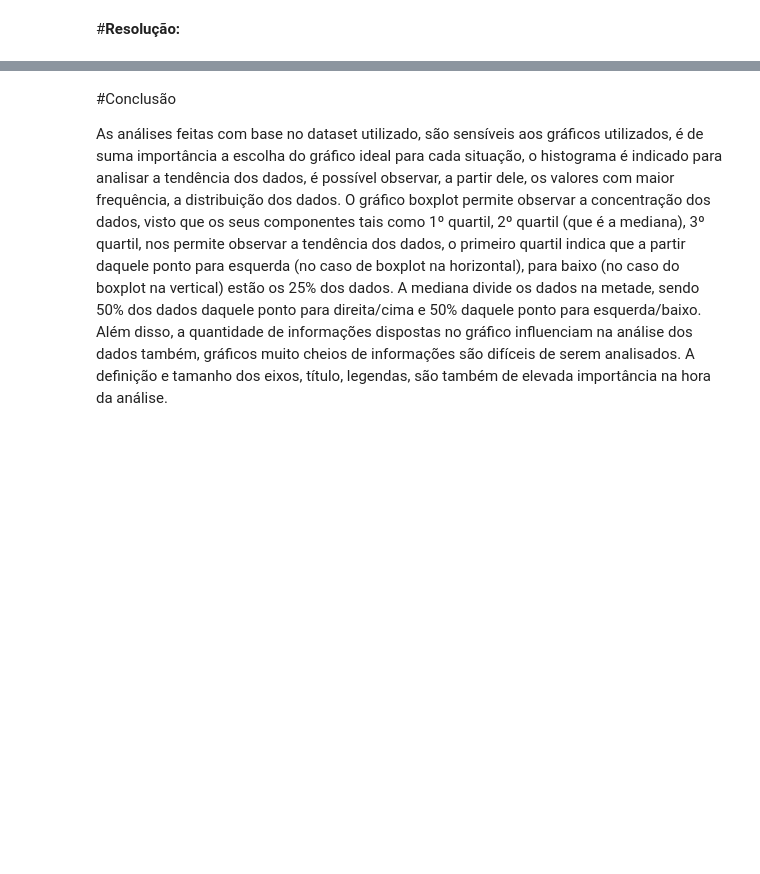
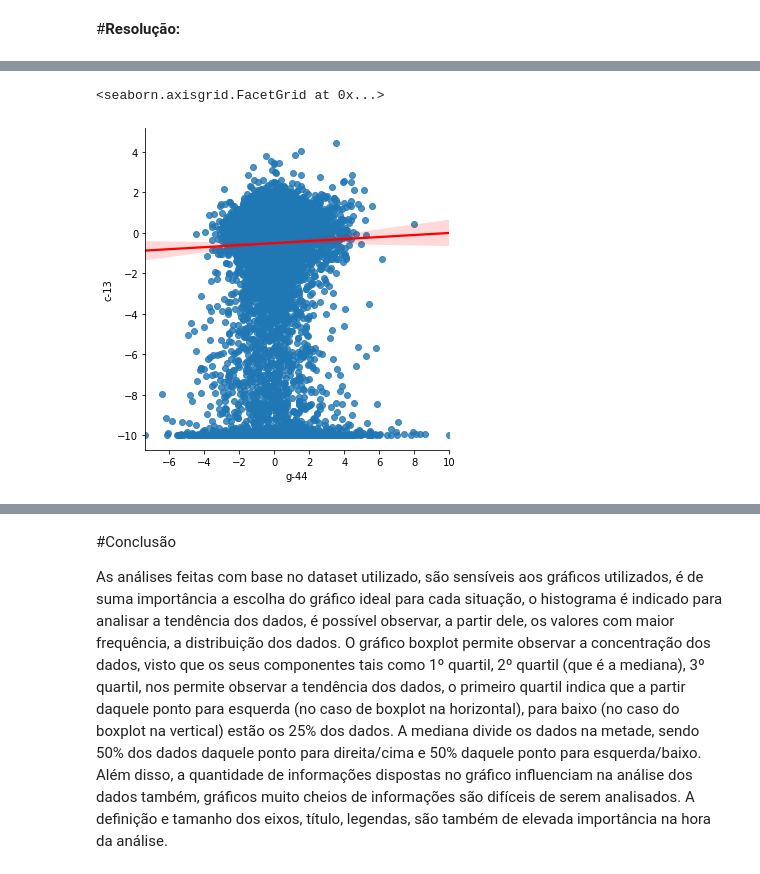
Before and after one commit to gabriel7268/alura_imersao_dados_3, a Jupyter notebook: Imersao_Dados_Aula_03.ipynb, the cells around one changed output, grey strips where cells are left out. Cells and saved outputs as stored; diff of their text form; code cells hidden in the pictures; blank space fills up the shorter version.

```diff
--- a/Imersao_Dados_Aula_03.ipynb
+++ b/Imersao_Dados_Aula_03.ipynb
@@ -240,0 +335,5 @@ Desafio 08:
+# %%
+sns.lmplot(data=dados, x='g-44', y='c-13', line_kws={'color': 'red'})
+# %% [output]
+<seaborn.axisgrid.FacetGrid at 0x...>
+[figure, added]
```
Also changed, not shown: parts of 11 cells of this notebook.
